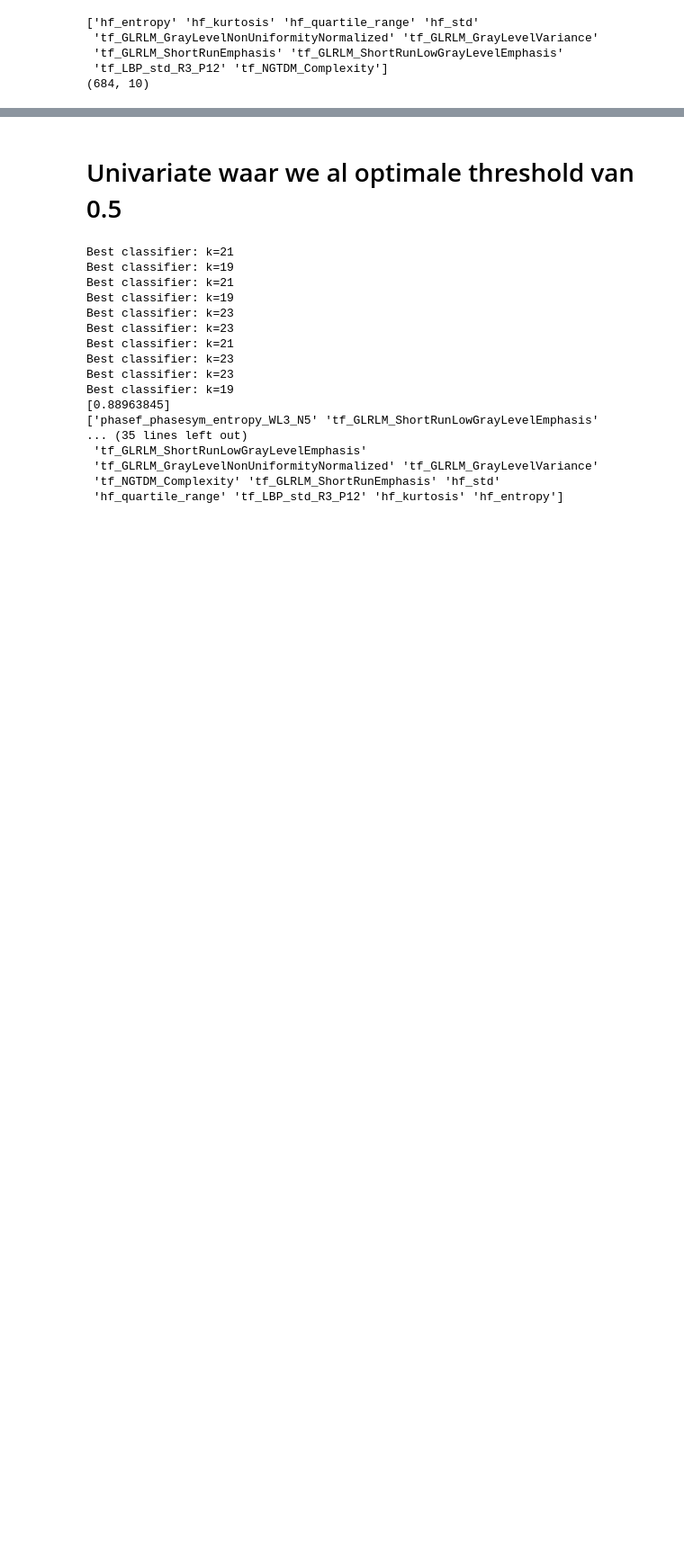
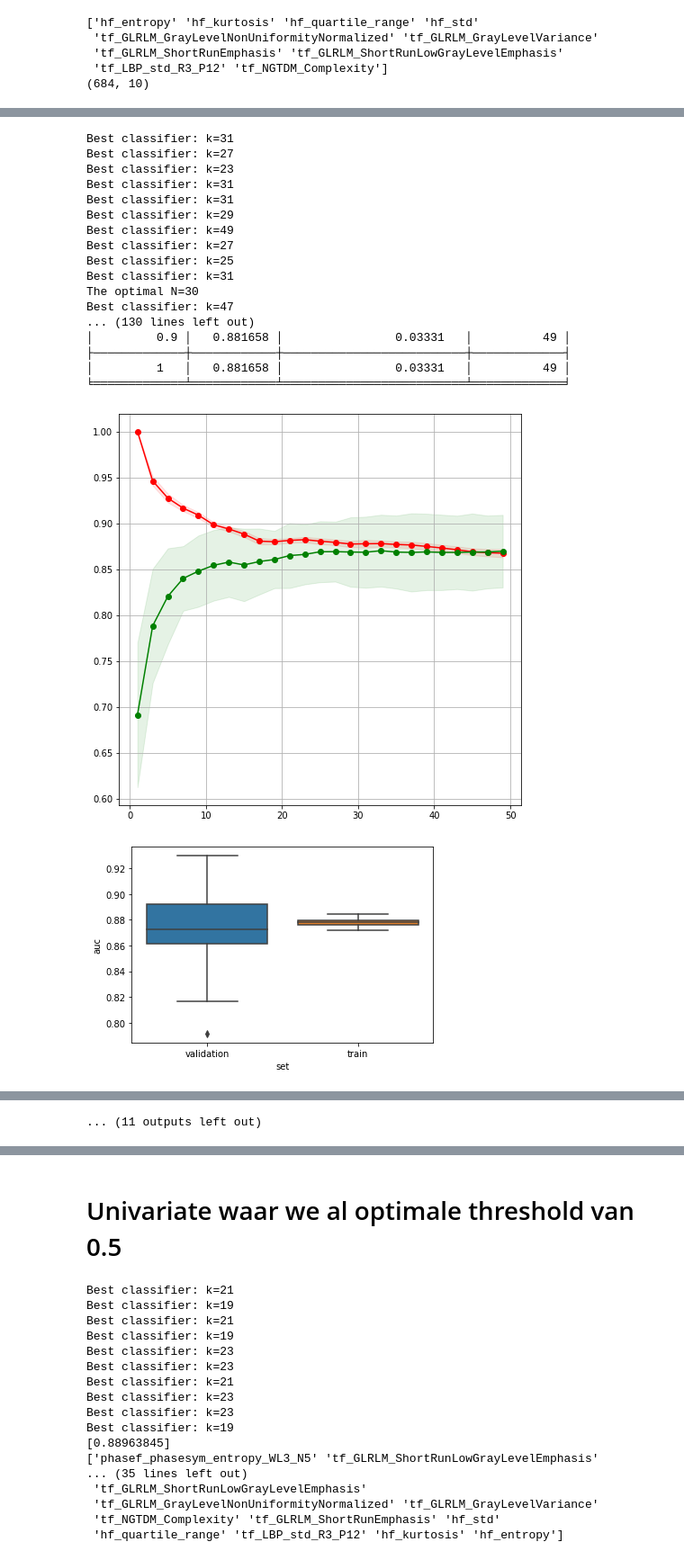
Before and after one commit to MarshaKamsteeg/TM10007_Machine_Learning_Group_Assignment, a Jupyter notebook: tm10007_group_9_code.ipynb, the cells around one changed output, grey strips where cells are left out. Shown at 90% size. Saved outputs shown, nothing was run; the diff lists cells and outputs as text; code cells hidden in the pictures; blank space fills up the shorter version.

```diff
--- a/tm10007_group_9_code.ipynb
+++ b/tm10007_group_9_code.ipynb
@@ -305,7 +500,7 @@ for threshold_feature_relative in thresholds:
 
     # Create a grid search to find the optimal k using a gridsearch and 10-fold cross validation
     # Same as above
-    parameters = {"n_neighbors": list(range(1, 26, 2))}
+    parameters = {"n_neighbors": list(range(1, 50, 2))}
     knn = neighbors.KNeighborsClassifier()
     cv_10fold = StratifiedKFold(n_splits=10)
     grid_search = GridSearchCV(knn, parameters, cv=cv_10fold, scoring='roc_auc')
@@ -327,7 +522,6 @@ for threshold_feature_relative in thresholds:
         'k': clf.n_neighbors,
         'set': 'validation'
     })
-    print(auc)
 
     # Test the classifier on the validation data
     probabilities_train = clf.predict_proba(selected_data_univ_trainset_norm)
@@ -355,30 +549,50 @@ for threshold_feature_relative in thresholds:
   fig = plt.figure(figsize=(8,8))
   ax = fig.add_subplot(111)
   ax.grid()
   ax.fill_between(k_list, train_scores_mean - train_scores_std,
                       train_scores_mean + train_scores_std, alpha=0.1,
                       color="r")
   ax.fill_between(k_list, val_scores_mean - val_scores_std,
                       val_scores_mean + val_scores_std, alpha=0.1,
                       color="g")
   ax.plot(k_list, train_scores_mean, 'o-', color="r",
           label="Training score")
   ax.plot(k_list, val_scores_mean, 'o-', color="g",
           label="Validation score")
 
   # Create results dataframe and plot it
   plt.figure()
   results = pd.DataFrame(results)
   seaborn.boxplot(y='auc', x='set', data=results)
 
   auc_val = results[results['set'].str.contains('validation')]
   threshold.append(threshold_feature_relative)
   mean_auc_val.append(auc_val['auc'].mean())
   std_auc_val.append(auc_val['auc'].std())
   optimal_k.append(int(np.median(best_n_neighbors)))
 
   optimal_n = int(np.median(best_n_neighbors))
   print(f"The optimal N={optimal_n}")
 
 auc_table = {'Threshold': threshold, 'Mean AUC': mean_auc_val, 'Standard deviation AUC': std_auc_val, 'Optimal k': optimal_k}
 print(tabulate(auc_table, headers='keys', tablefmt='fancy_grid'))
+# %% [output]
+Best classifier: k=31
+Best classifier: k=27
+Best classifier: k=23
+Best classifier: k=31
+Best classifier: k=31
+Best classifier: k=29
+Best classifier: k=49
+Best classifier: k=27
+Best classifier: k=25
+Best classifier: k=31
+The optimal N=30
+Best classifier: k=47
+... (130 lines left out)
+│         0.9 │   0.881658 │                0.03331   │          49 │
+├─────────────┼────────────┼──────────────────────────┼─────────────┤
+│         1   │   0.881658 │                0.03331   │          49 │
+╘═════════════╧════════════╧══════════════════════════╧═════════════╛
+[figure, added]
+[figure, added]
@@ -384,0 +608 @@ print(tabulate(auc_table, headers='keys', tablefmt='fancy_grid'))
+... (11 outputs left out)
```
Also changed, not shown: parts of 20 cells of this notebook.
